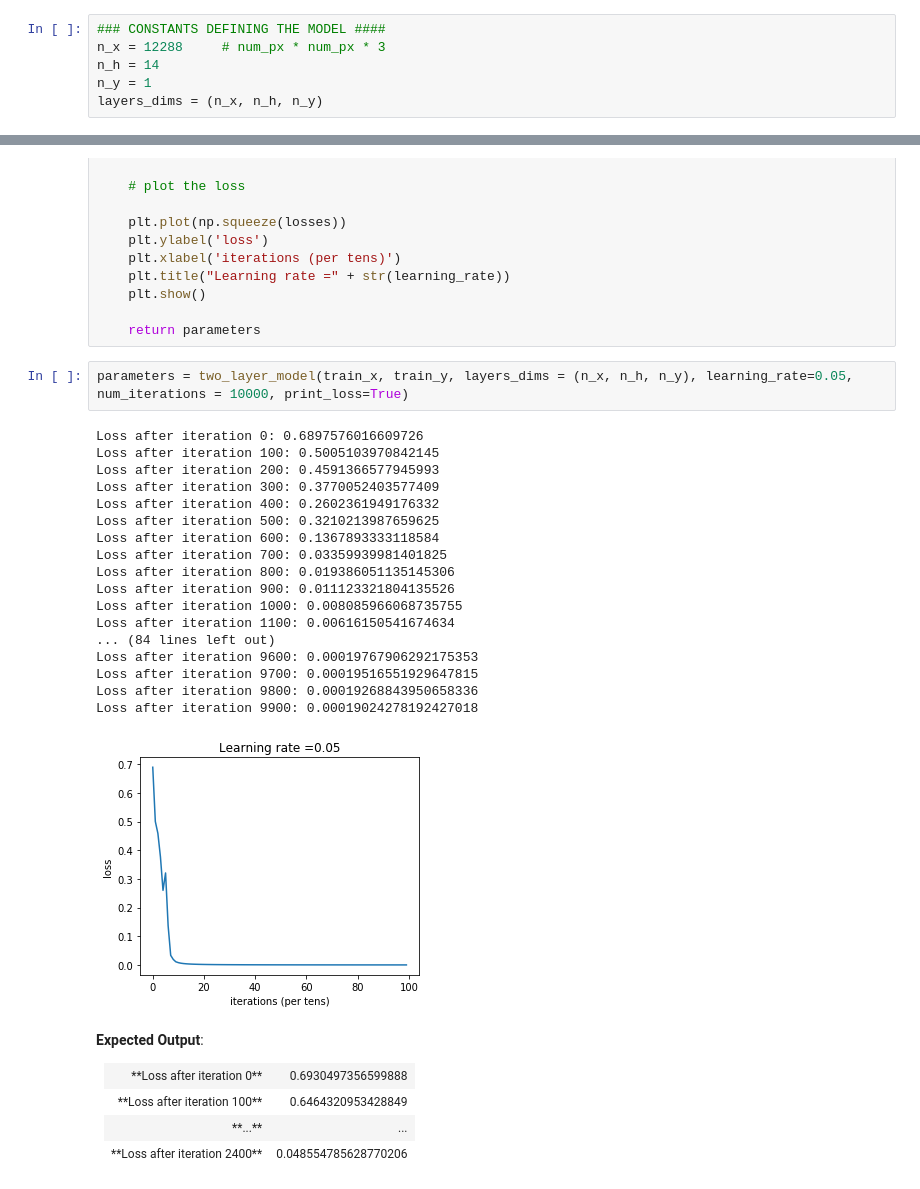
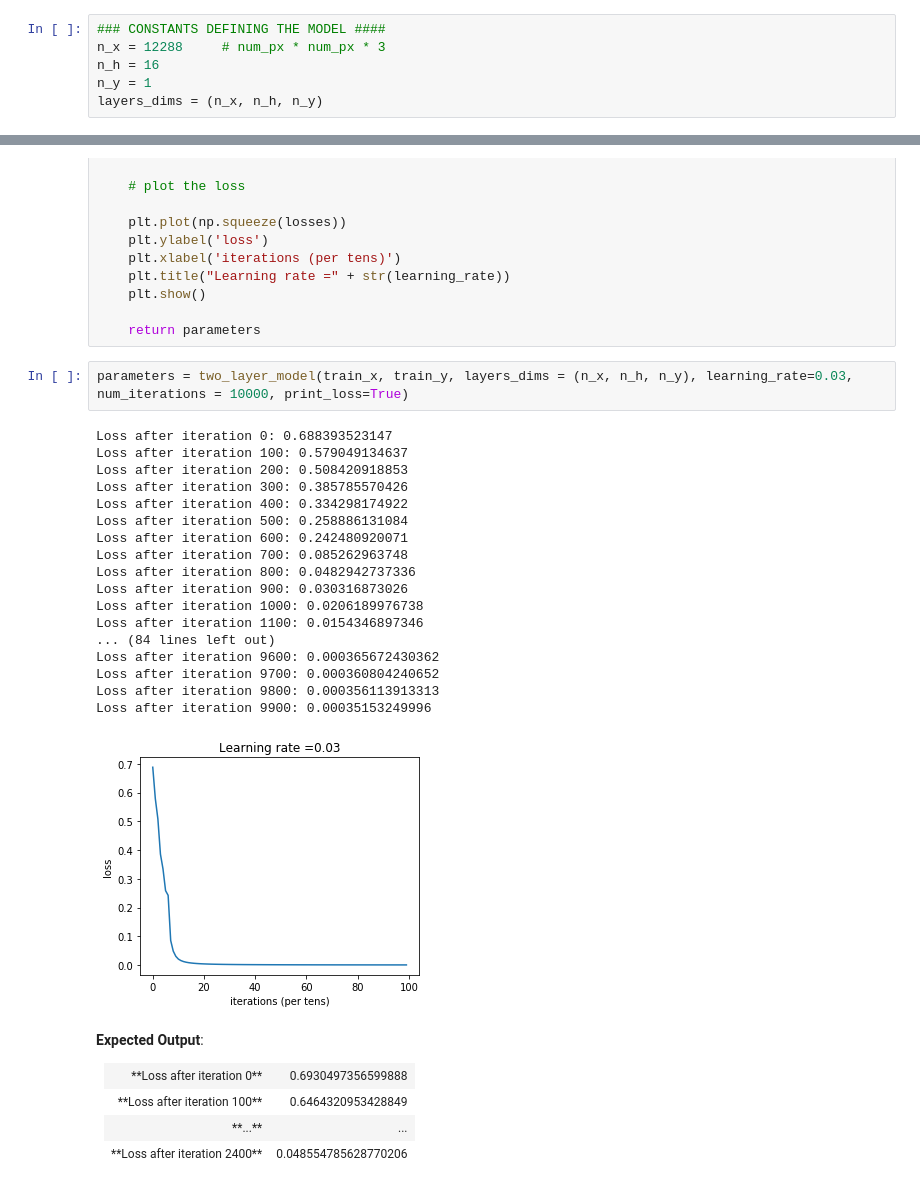
Before and after one commit to arp95/neural_network_from_scratch, a Jupyter notebook: Code/nn.ipynb, the cells around one changed output, grey strips where cells are left out. Saved outputs shown, nothing was run; the diff lists cells and outputs as text.

```diff
--- a/Code/nn.ipynb
+++ b/Code/nn.ipynb
@@ -858,7 +858,7 @@ def update_parameters(parameters, grads, learning_rate):
 # %%
 ### CONSTANTS DEFINING THE MODEL ####
 n_x = 12288     # num_px * num_px * 3
-n_h = 14
+n_h = 16
 n_y = 1
 layers_dims = (n_x, n_h, n_y)
 # %%
@@ -967,26 +967,26 @@ def two_layer_model(X, Y, layers_dims, learning_rate = 0.0075, num_iterations =
 
     return parameters
 # %%
-parameters = two_layer_model(train_x, train_y, layers_dims = (n_x, n_h, n_y), learning_rate=0.05, num_iterations = 10000, print_loss=True)
+parameters = two_layer_model(train_x, train_y, layers_dims = (n_x, n_h, n_y), learning_rate=0.03, num_iterations = 10000, print_loss=True)
 # %% [output]
-Loss after iteration 0: 0.6897576016609726
-Loss after iteration 100: 0.5005103970842145
-Loss after iteration 200: 0.4591366577945993
-Loss after iteration 300: 0.3770052403577409
-Loss after iteration 400: 0.2602361949176332
-Loss after iteration 500: 0.3210213987659625
-Loss after iteration 600: 0.1367893333118584
-Loss after iteration 700: 0.03359939981401825
-Loss after iteration 800: 0.019386051135145306
-Loss after iteration 900: 0.011123321804135526
-Loss after iteration 1000: 0.008085966068735755
-Loss after iteration 1100: 0.00616150541674634
+Loss after iteration 0: 0.688393523147
+Loss after iteration 100: 0.579049134637
+Loss after iteration 200: 0.508420918853
+Loss after iteration 300: 0.385785570426
+Loss after iteration 400: 0.334298174922
+Loss after iteration 500: 0.258886131084
+Loss after iteration 600: 0.242480920071
+Loss after iteration 700: 0.085262963748
+Loss after iteration 800: 0.0482942737336
+Loss after iteration 900: 0.030316873026
+Loss after iteration 1000: 0.0206189976738
+Loss after iteration 1100: 0.0154346897346
 ... (84 lines left out)
-Loss after iteration 9600: 0.00019767906292175353
-Loss after iteration 9700: 0.00019516551929647815
-Loss after iteration 9800: 0.00019268843950658336
-Loss after iteration 9900: 0.00019024278192427018
+Loss after iteration 9600: 0.000365672430362
+Loss after iteration 9700: 0.000360804240652
+Loss after iteration 9800: 0.000356113913313
+Loss after iteration 9900: 0.00035153249996
-[figure, old version]
+[figure, new version]
 # %% [markdown]
 **Expected Output**:
 <table>
```
Also changed, not shown: parts of 16 cells of this notebook, 1 other file.
